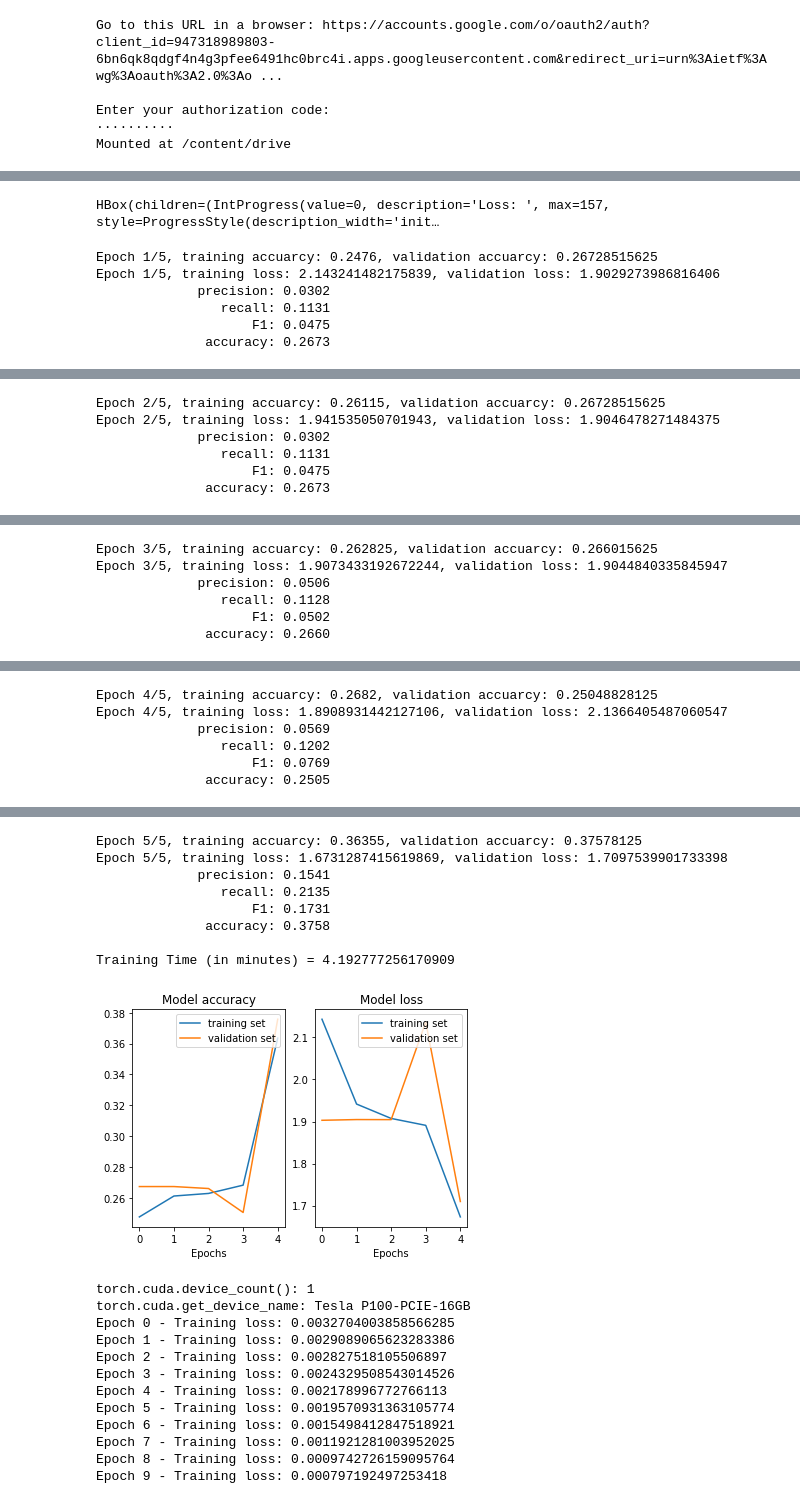
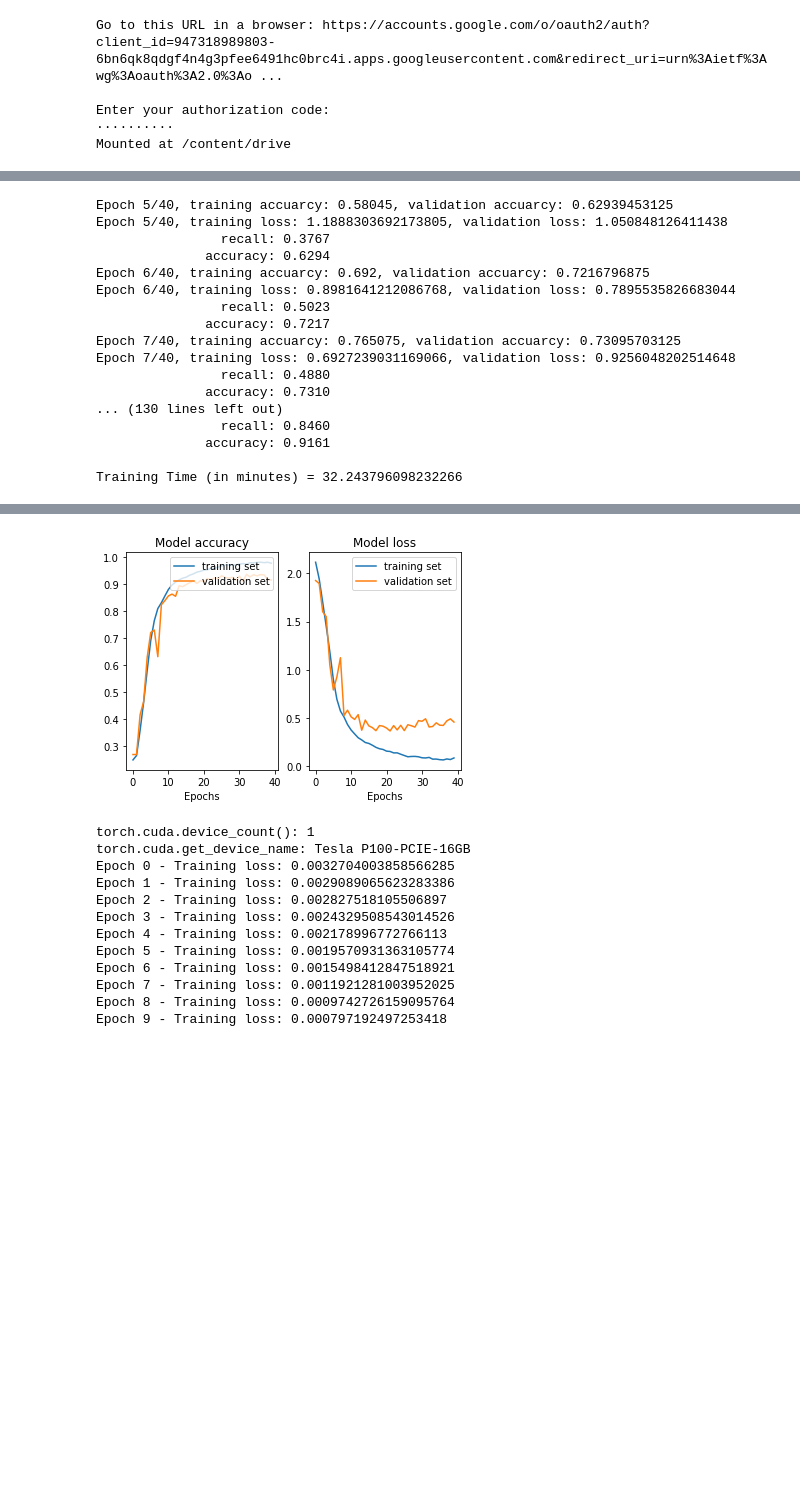
Before and after one commit to AntonGladyr/Modified-MNIST-recognition, a Jupyter notebook: Final_solution.ipynb, the cells around one changed output, grey strips where cells are left out. Drawn from its saved outputs; the diff is of its cells as text; code cells hidden in the pictures; blank space fills up the shorter version.

Commit message:
40 epochs charts

```diff
--- a/Final_solution.ipynb
+++ b/Final_solution.ipynb
@@ -116,13 +116,12 @@ import matplotlib.pyplot as plt
 from torch import nn, optim
 from time import time
 from sklearn.model_selection import train_test_split
-from sklearn.metrics import precision_score, recall_score, f1_score, accuracy_score
-from tqdm.autonotebook import tqdm
+from sklearn.metrics import recall_score, accuracy_score
 from torch.autograd import Variable
 from matplotlib import pyplot as plt
 
 # number of times we iterate over the training set
-EPOCHS = 5
+EPOCHS = 40
 LEARNING_RATE = 0.001
 BATCH_SIZE = 256
 TRAIN_PATH = '/content/drive/My Drive/McGill/comp551/data/train_max_x'
@@ -140,9 +139,9 @@ def calculate_metric(metric_fn, true_y, pred_y):
     else:
         return metric_fn(true_y, pred_y)
 
-def print_scores(p, r, f1, a, batch_size):
+def print_scores(r, a, batch_size):
     # just an utility printing function
-    for name, scores in zip(("precision", "recall", "F1", "accuracy"), (p, r, f1, a)):
+    for name, scores in zip(("recall", "accuracy"), (r, a)):
         print(f"\t{name.rjust(14, ' ')}: {sum(scores)/batch_size:.4f}")
 
 
@@ -198,8 +197,6 @@ def main():
 
     for e in range(EPOCHS):
       running_loss = 0.0
-      # progress bar (works in Jupyter notebook too!)
-      progress = tqdm(enumerate(train_loader), desc="Loss: ", total=batches)
 
       # set model to training
       model.train()
@@ -230,16 +227,13 @@ def main():
         total += labels.size(0)
         correct += (predicted == labels).sum().item()
 
-        # updating progress bar
-        progress.set_description("Loss: {:.4f}".format(running_loss/(i+1)))
-
-      # releasing unceseccary memory in GPU
+      # releasing unnecessary memory in GPU
       if torch.cuda.is_available():
           torch.cuda.empty_cache()
 
       # ----------------- VALIDATION  -----------------
       val_loss = 0
-      precision, recall, f1, accuracy = [], [], [], []
+      recall, accuracy = [], []
 
       # set model to evaluating (testing)
       model.eval()
@@ -257,8 +251,8 @@ def main():
             # total += labels.size(0)
             # correct += (predicted == labels).sum().item()
 
-            for acc, metric in zip((precision, recall, f1, accuracy),
-                                   (precision_score, recall_score, f1_score, accuracy_score)):
+            for acc, metric in zip((recall, accuracy),
+                                   (recall_score, accuracy_score)):
                 acc.append(
                     calculate_metric(metric, labels.cpu(), predicted.cpu())
                 )
@@ -267,7 +261,7 @@ def main():
       val_acc = sum(accuracy)/len(accuracy)
       print(f"Epoch {e+1}/{EPOCHS}, training accuarcy: {train_acc}, validation accuarcy: {val_acc}")
       print(f"Epoch {e+1}/{EPOCHS}, training loss: {running_loss/batches}, validation loss: {val_loss/val_batches}")
-      print_scores(precision, recall, f1, accuracy, val_batches)
+      print_scores(recall, accuracy, val_batches)
       train_losses_arr.append(running_loss/batches) # for plotting learning curve
       val_losses_arr.append(val_loss/val_batches)
       train_acc_arr.append(train_acc)
@@ -302,7 +312,17 @@ torch.cuda.get_device_name: Tesla P100-PCIE-16GB
-HBox(children=(IntProgress(value=0, description='Loss: ', max=157, style=ProgressStyle(description_width='init…
+Epoch 5/40, training accuarcy: 0.58045, validation accuarcy: 0.62939453125
+Epoch 5/40, training loss: 1.1888303692173805, validation loss: 1.050848126411438
+                recall: 0.3767
+              accuracy: 0.6294
+Epoch 6/40, training accuarcy: 0.692, validation accuarcy: 0.7216796875
+Epoch 6/40, training loss: 0.8981641212086768, validation loss: 0.7895535826683044
+                recall: 0.5023
+              accuracy: 0.7217
+Epoch 7/40, training accuarcy: 0.765075, validation accuarcy: 0.73095703125
+Epoch 7/40, training loss: 0.6927239031169066, validation loss: 0.9256048202514648
+                recall: 0.4880
+              accuracy: 0.7310
+... (130 lines left out)
+                recall: 0.8460
+              accuracy: 0.9161
+
+Training Time (in minutes) = 32.243796098232266
-Epoch 1/5, training accuarcy: 0.2476, validation accuarcy: 0.26728515625
-Epoch 1/5, training loss: 2.143241482175839, validation loss: 1.9029273986816406
-             precision: 0.0302
-                recall: 0.1131
-                    F1: 0.0475
-              accuracy: 0.2673
@@ -310,6 +328,0 @@ HBox(children=(IntProgress(value=0, description='Loss: ', max=157, style=Progres
-Epoch 2/5, training accuarcy: 0.26115, validation accuarcy: 0.26728515625
-Epoch 2/5, training loss: 1.941535050701943, validation loss: 1.9046478271484375
-             precision: 0.0302
-                recall: 0.1131
-                    F1: 0.0475
-              accuracy: 0.2673
@@ -317,6 +328,0 @@ HBox(children=(IntProgress(value=0, description='Loss: ', max=157, style=Progres
-Epoch 3/5, training accuarcy: 0.262825, validation accuarcy: 0.266015625
-Epoch 3/5, training loss: 1.9073433192672244, validation loss: 1.9044840335845947
-             precision: 0.0506
-                recall: 0.1128
-                    F1: 0.0502
-              accuracy: 0.2660
@@ -324,6 +328,0 @@ HBox(children=(IntProgress(value=0, description='Loss: ', max=157, style=Progres
-Epoch 4/5, training accuarcy: 0.2682, validation accuarcy: 0.25048828125
-Epoch 4/5, training loss: 1.8908931442127106, validation loss: 2.1366405487060547
-             precision: 0.0569
-                recall: 0.1202
-                    F1: 0.0769
-              accuracy: 0.2505
@@ -331,12 +329,4 @@ HBox(children=(IntProgress(value=0, description='Loss: ', max=157, style=Progres
-Epoch 5/5, training accuarcy: 0.36355, validation accuarcy: 0.37578125
-Epoch 5/5, training loss: 1.6731287415619869, validation loss: 1.7097539901733398
-             precision: 0.1541
-                recall: 0.2135
-                    F1: 0.1731
-              accuracy: 0.3758
-
-Training Time (in minutes) = 4.192777256170909
-[figure, old version]
+[figure, new version]
 # %%
 #!/usr/bin/env python3
 
```
Also changed, not shown: parts of 1 cell of this notebook.
